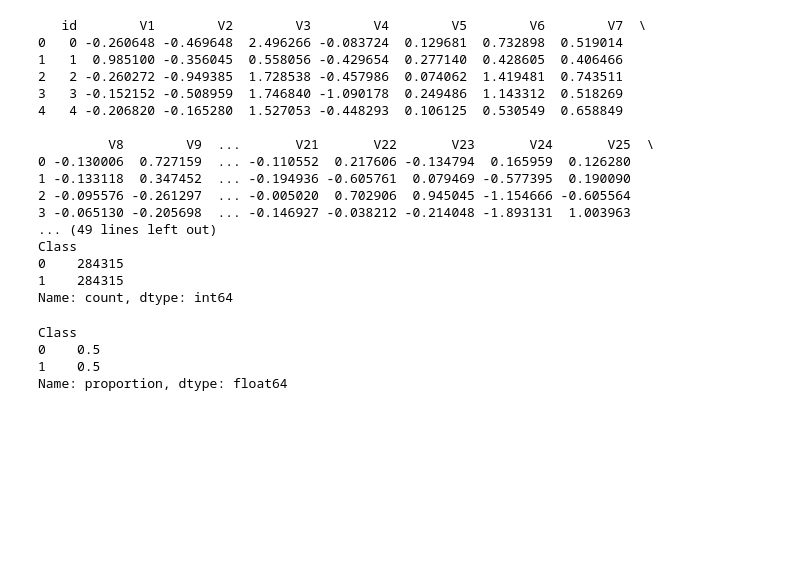
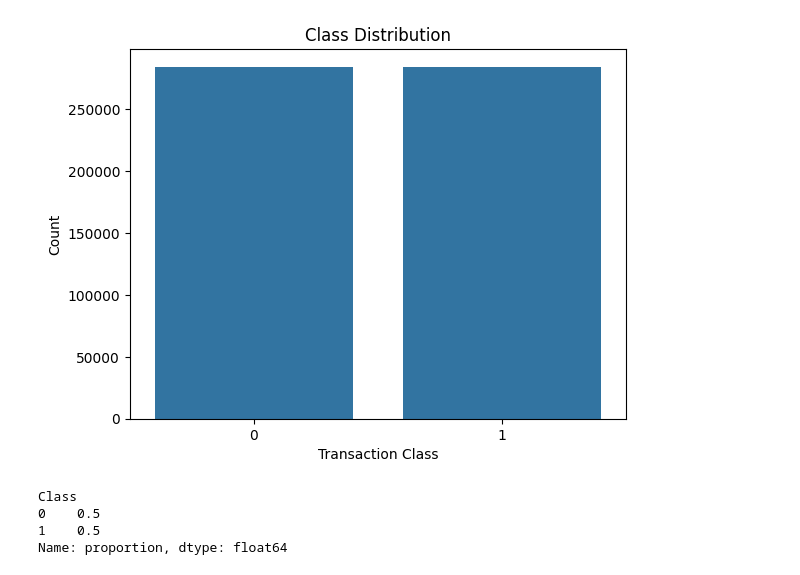
Before and after one commit to ElM3roM3ro/Credit-Card-Fraud-Detection, a Jupyter notebook: notebooks/fraud_detection.ipynb, the cells around one changed output. Cells and saved outputs as stored; diff of their text form; code cells hidden in the pictures; blank space fills up the shorter version.

```diff
--- a/notebooks/fraud_detection.ipynb
+++ b/notebooks/fraud_detection.ipynb
@@ -1,38 +1,35 @@
 # %%
 import pandas as pd
-
+import seaborn as sns
+import matplotlib.pyplot as plt
 #Below is us loading and exploring the dataset intially
 
 #Read the data
 df = pd.read_csv('../data/creditcard_2023.csv')
-print(df.head())
-print(df.info())
-print(df['Class'].value_counts())
+
+#print(df.head())
+#print(df.info())
+#print(df['Class'].value_counts())
 
 #Check if this thing really is already balanced
-df['Class'].value_counts(normalize=True)
+#df['Class'].value_counts(normalize=True)
+
+# Class distribution
+sns.countplot(x='Class', data=df)
+plt.title("Class Distribution")
+plt.xlabel("Transaction Class")
+plt.ylabel("Count")
+plt.show()
+
+# Optional: Show percentages to see the balance of the dataset
+fraud_ratio = df['Class'].value_counts(normalize=True)
+print(fraud_ratio)
 # %% [output]
+[figure, added]
-   id        V1        V2        V3        V4        V5        V6        V7  \
-0   0 -0.260648 -0.469648  2.496266 -0.083724  0.129681  0.732898  0.519014
-1   1  0.985100 -0.356045  0.558056 -0.429654  0.277140  0.428605  0.406466
-2   2 -0.260272 -0.949385  1.728538 -0.457986  0.074062  1.419481  0.743511
-3   3 -0.152152 -0.508959  1.746840 -1.090178  0.249486  1.143312  0.518269
-4   4 -0.206820 -0.165280  1.527053 -0.448293  0.106125  0.530549  0.658849
-
-         V8        V9  ...       V21       V22       V23       V24       V25  \
-0 -0.130006  0.727159  ... -0.110552  0.217606 -0.134794  0.165959  0.126280
-1 -0.133118  0.347452  ... -0.194936 -0.605761  0.079469 -0.577395  0.190090
-2 -0.095576 -0.261297  ... -0.005020  0.702906  0.945045 -1.154666 -0.605564
-3 -0.065130 -0.205698  ... -0.146927 -0.038212 -0.214048 -1.893131  1.003963
-... (49 lines left out)
 Class
-0    284315
-1    284315
-Name: count, dtype: int64
+0    0.5
+1    0.5
+Name: proportion, dtype: float64
-Class
-0    0.5
-1    0.5
-Name: proportion, dtype: float64
 # %%
 import seaborn as sns
 import matplotlib.pyplot as plt
```
Also changed, not shown: parts of 5 cells of this notebook, 1 other file.
